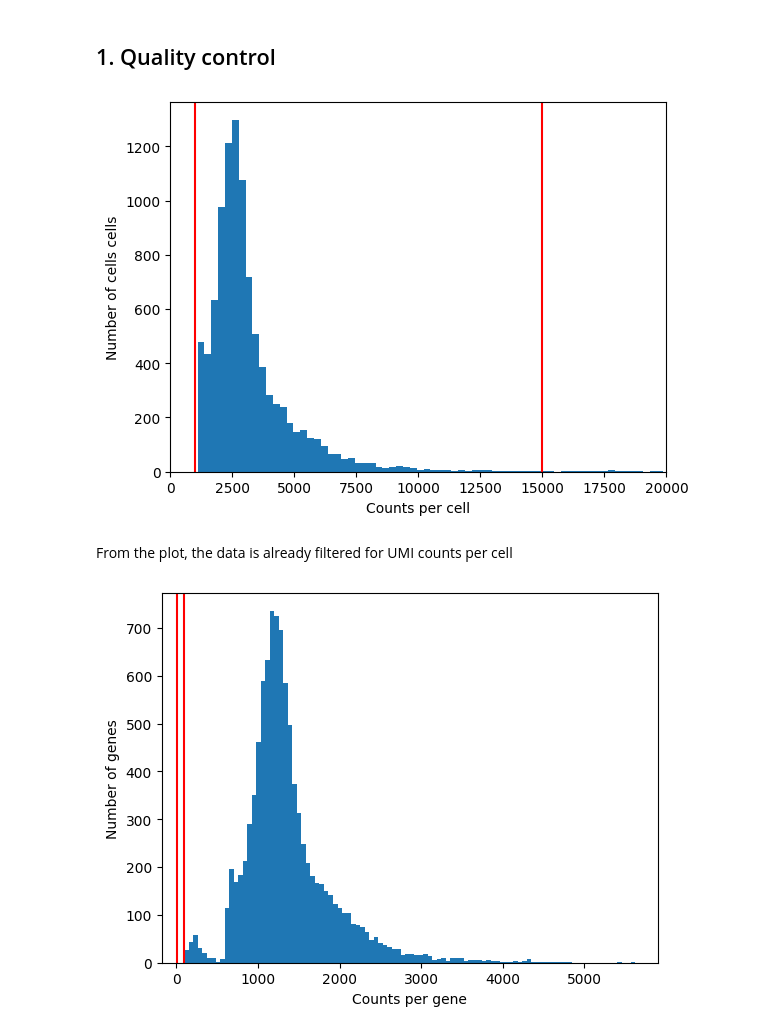
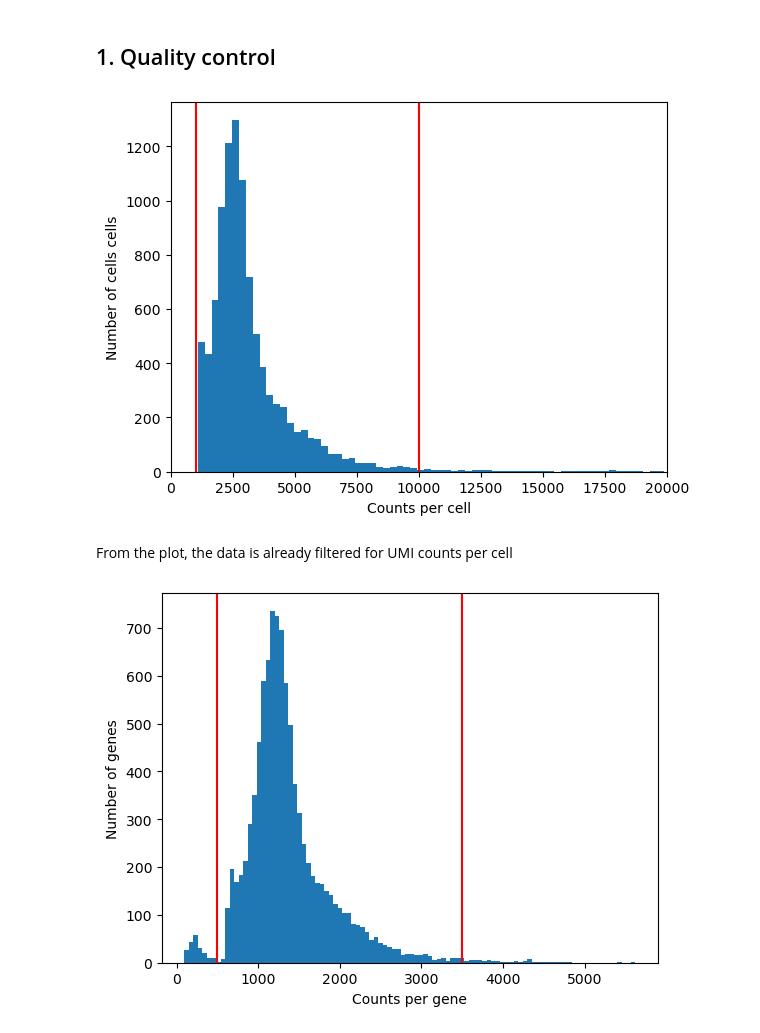
Before and after one commit to danielselmin/scientific_literature, a Jupyter notebook: miniproject2.ipynb, the cells around one changed output. Saved outputs shown, nothing was run; the diff lists cells and outputs as text; code cells hidden in the pictures.

```diff
--- a/miniproject2.ipynb
+++ b/miniproject2.ipynb
@@ -43,22 +45,23 @@ plt.hist(adata.obs['n_counts'], bins=100)
 plt.xlabel("Counts per cell") # what are you plotting on the x-axis? Label it!
 plt.ylabel("Number of cells cells") # what are you plotting on the x-axis? Label it!
 plt.axvline(1000, c="r") # specify the lower cutoff value for total UMIs
-plt.axvline(15000, c="r") # specify the upper cutoff value for total UMIs
+plt.axvline(10000, c="r") # specify the upper cutoff value for total UMIs
 plt.xlim(0, 20000)
 plt.show()
 # %% [output]
-[figure, old version]
+[figure, new version]
 # %% [markdown]
 From the plot, the data is already filtered for UMI counts per cell
 # %%
+# look at gene counts per geneb
 expressed_genes = np.sum(adata.X > 0, 1)
 adata.obs['n_genes'] = expressed_genes
 
 plt.hist(adata.obs['n_genes'], bins=100)
-plt.axvline(10, c="r") # specify the lower cutoff for number of detected genes
-plt.axvline(100, c="r") # specify the upper cutoff for number of detected genes
+plt.axvline(500, c="r") # specify the lower cutoff for number of detected genes
+plt.axvline(3500, c="r") # specify the upper cutoff for number of detected genes
 plt.xlabel("Counts per gene") # what are you plotting on the x-axis? Label it!
 plt.ylabel("Number of genes") # what are you plotting on the x-axis? Label it!
 plt.show()
 # %% [output]
-[figure, old version]
+[figure, new version]
```
Also changed, not shown: parts of 38 cells of this notebook.
